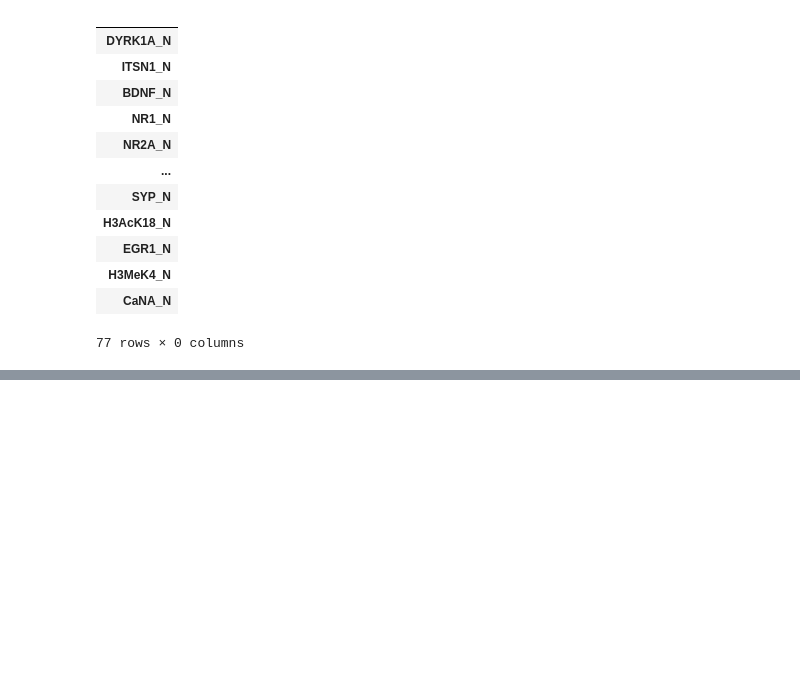
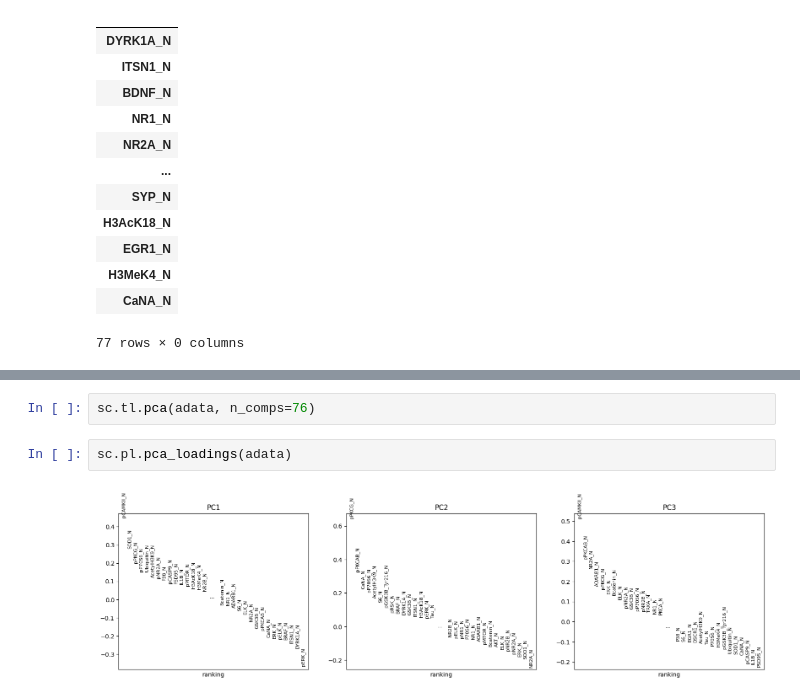
Before and after one commit to Neermita18/SystemsBiology, a Jupyter notebook: Mice_protein_expression.ipynb, the cells around one changed output, grey strips where cells are left out. Saved outputs shown, nothing was run; the diff lists cells and outputs as text; blank space fills up the shorter version.

```diff
--- a/Mice_protein_expression.ipynb
+++ b/Mice_protein_expression.ipynb
@@ -405,0 +425,6 @@ adata.var
+# %%
+sc.tl.pca(adata, n_comps=76)
+# %%
+sc.pl.pca_loadings(adata)
+# %% [output]
+[figure, added]
```
Also changed, not shown: parts of 12 cells of this notebook.
